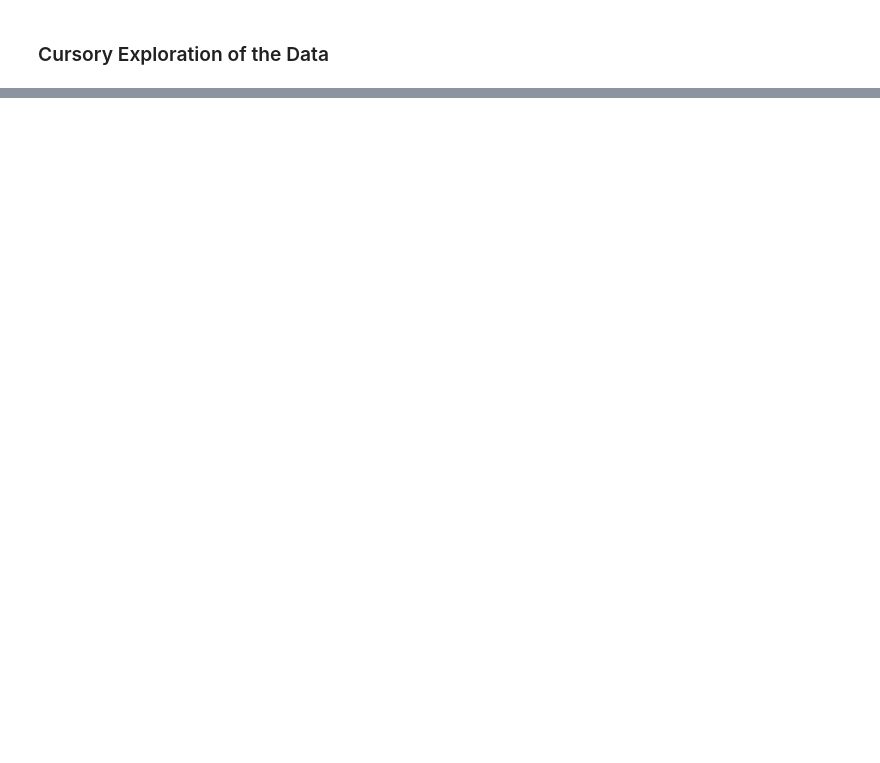
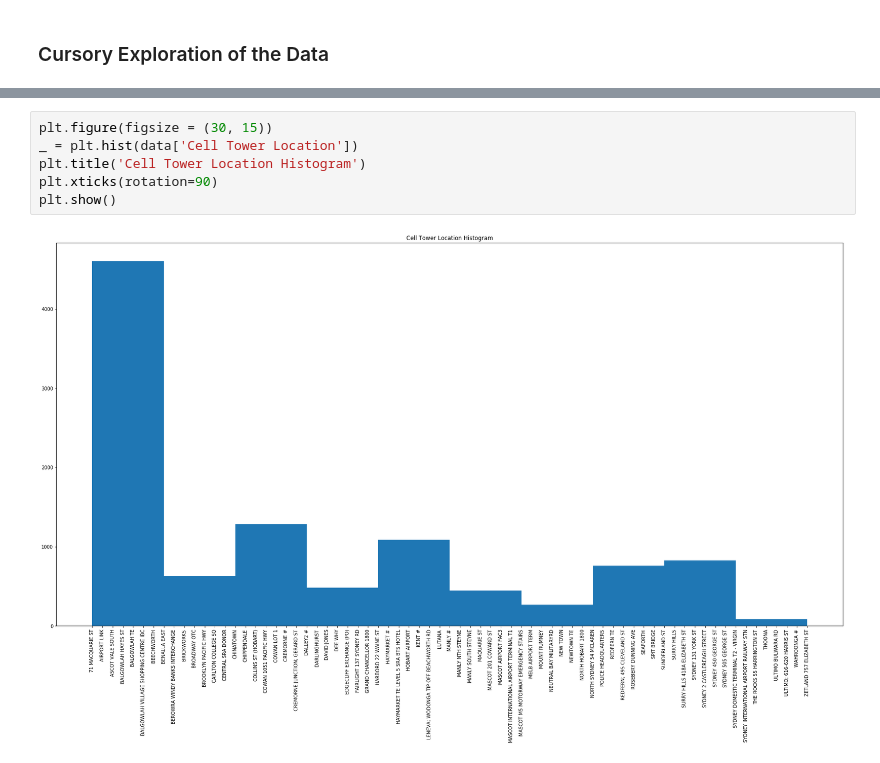
Before and after one commit to godsylla/visualizing-geodata_folium-bokeh-demo-, a Jupyter notebook: Folium_Demo.ipynb, the cells around one changed output, grey strips where cells are left out. Drawn from its saved outputs; the diff is of its cells as text; blank space fills up the shorter version.

```diff
--- a/Folium_Demo.ipynb
+++ b/Folium_Demo.ipynb
@@ -88,0 +189,8 @@ data.head()
+# %%
+plt.figure(figsize = (30, 15))
+_ = plt.hist(data['Cell Tower Location'])
+plt.title('Cell Tower Location Histogram')
+plt.xticks(rotation=90)
+plt.show()
+# %% [output]
+[figure, added]
```
Also changed, not shown: parts of 27 cells of this notebook.
